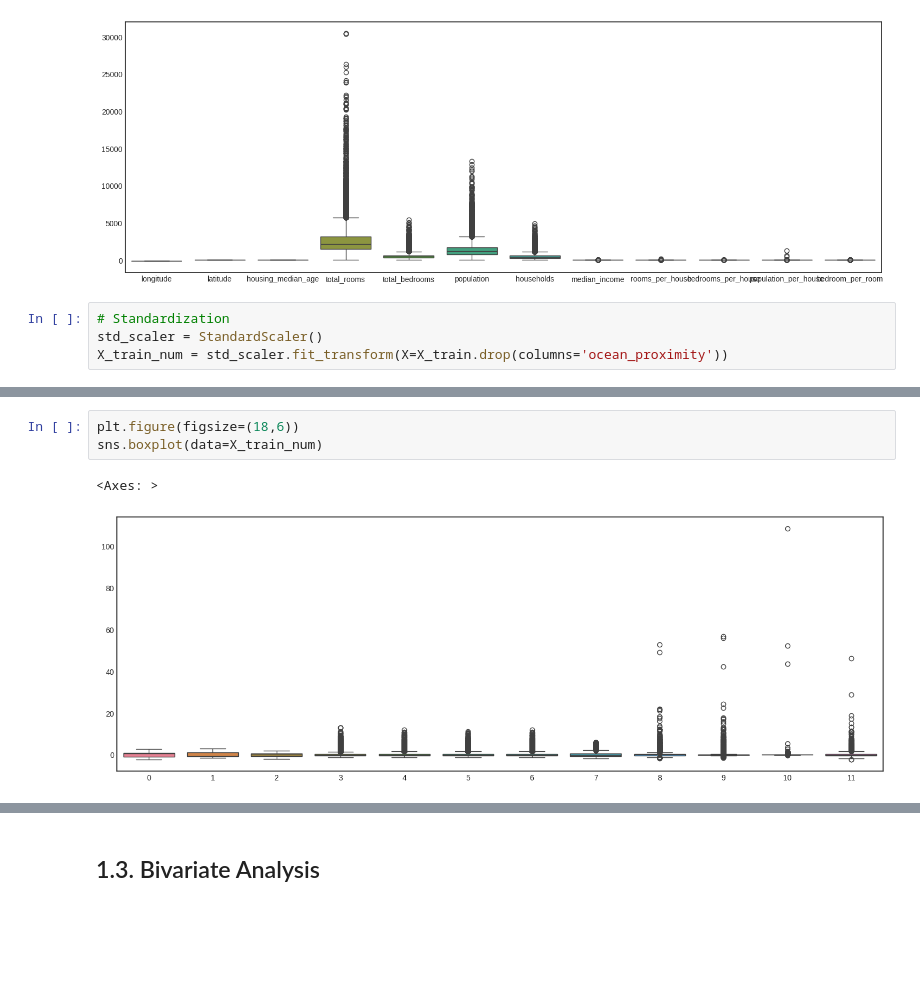
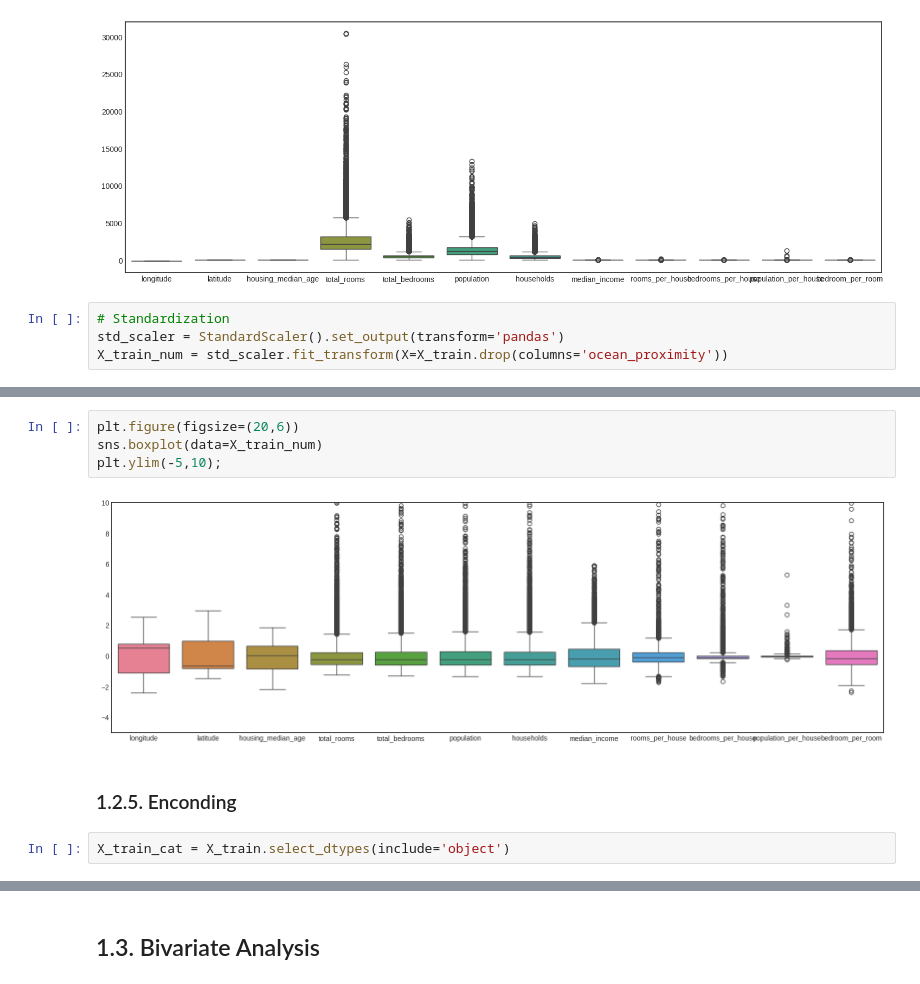
Before and after one commit to ezequielpf/california_house_pricing, a Jupyter notebook: Housing_02.ipynb, the cells around one changed output, grey strips where cells are left out. Drawn from its saved outputs; the diff is of its cells as text; blank space fills up the shorter version.

```diff
--- a/Housing_02.ipynb
+++ b/Housing_02.ipynb
@@ -327,5 +328,5 @@ sns.boxplot(data=X_train)
 [figure]
 # %%
 # Standardization
-std_scaler = StandardScaler()
+std_scaler = StandardScaler().set_output(transform='pandas')
 X_train_num = std_scaler.fit_transform(X=X_train.drop(columns='ocean_proximity'))
@@ -348,6 +333,10 @@ X_train_num = std_scaler.fit_transform(X=X_train.drop(columns='ocean_proximity')
 # %%
-plt.figure(figsize=(18,6))
+plt.figure(figsize=(20,6))
 sns.boxplot(data=X_train_num)
+plt.ylim(-5,10);
 # %% [output]
-<Axes: >
-[figure, old version]
+[figure, new version]
+# %% [markdown]
+### 1.2.5. Enconding
+# %%
+X_train_cat = X_train.select_dtypes(include='object')
```
Also changed, not shown: parts of 10 cells of this notebook.
